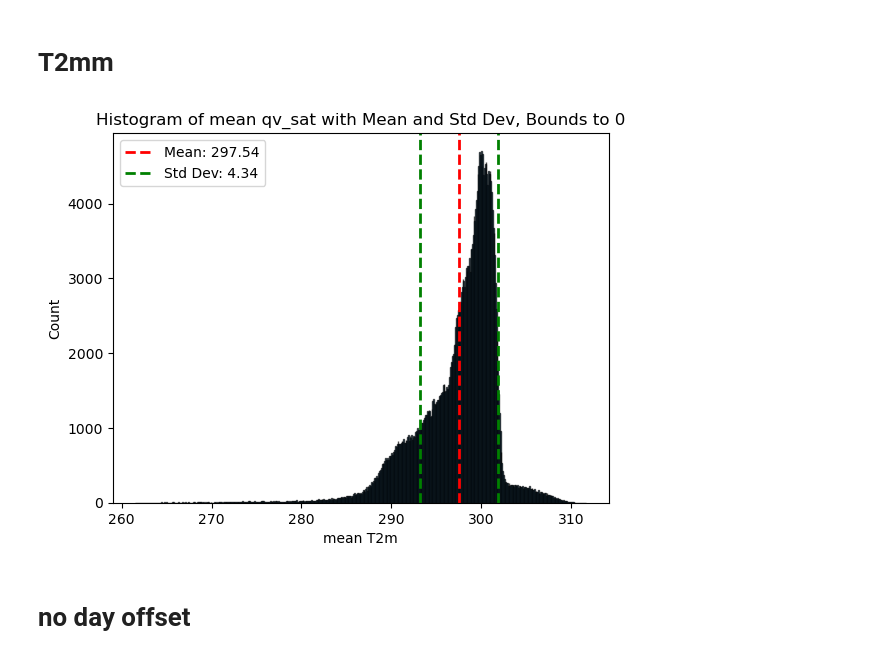
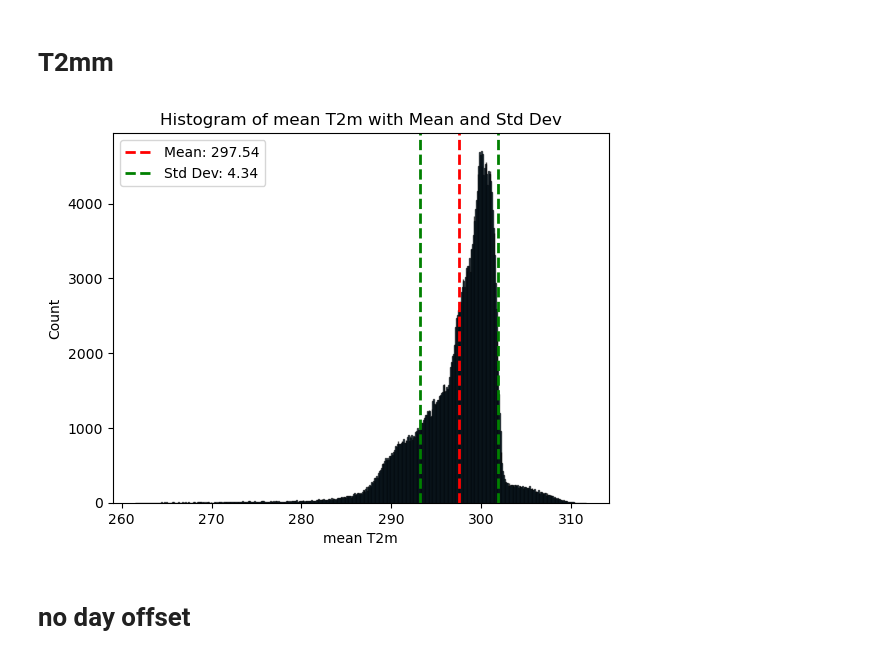
Before and after one commit to 19carenso/tempest, a Jupyter notebook: viz/sst.ipynb, the cells around one changed output. Drawn from its saved outputs; the diff is of its cells as text; code cells hidden in the pictures.

```diff
--- a/viz/sst.ipynb
+++ b/viz/sst.ipynb
@@ -49,35 +83,36 @@ jd_max.plot_data(jd_max.bincount, scale = 'log', cmap=plt.cm.magma_r, vbds = (1,
 # %% [markdown]
 # T2mm
 # %%
+%matplotlib inline
 import numpy as np
 import matplotlib.pyplot as plt
 
 X = temp.mean_T2mm.values.ravel()
 X_mean = np.mean(X)
 X_std = np.std(X)
 
 # Create histogram with manually adjusted bins
 bins = int(np.sqrt(len(X)))
 
 plt.hist(X, bins=bins, edgecolor='black', alpha=0.7)
 
 # Add mean and standard deviation to the plot
 plt.axvline(X_mean, color='red', linestyle='dashed', linewidth=2, label=f'Mean: {X_mean:.2f}')
 plt.axvline(X_mean + X_std, color='green', linestyle='dashed', linewidth=2, label=f'Std Dev: {X_std:.2f}')
 plt.axvline(X_mean - X_std, color='green', linestyle='dashed', linewidth=2)
 
 # Add labels and title
 plt.xlabel('mean T2m')
 plt.ylabel('Count')
-plt.title('Histogram of mean qv_sat with Mean and Std Dev, Bounds to 0')
+plt.title('Histogram of mean T2m with Mean and Std Dev')
 
 # Show legend
 plt.legend()
 
 # Display the plot
 plt.show()
 # %% [output]
-[figure, old version]
+[figure, new version]
 # %% [markdown]
 # no day offset
 # %%
```
Also changed, not shown: parts of 25 cells of this notebook, 4 other files.
